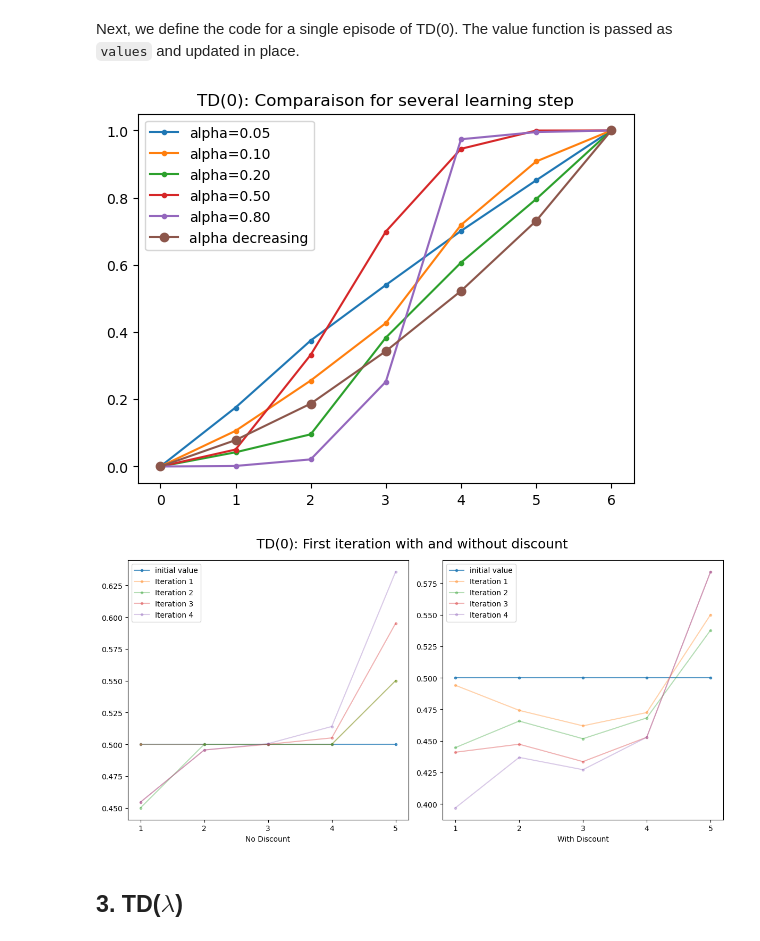
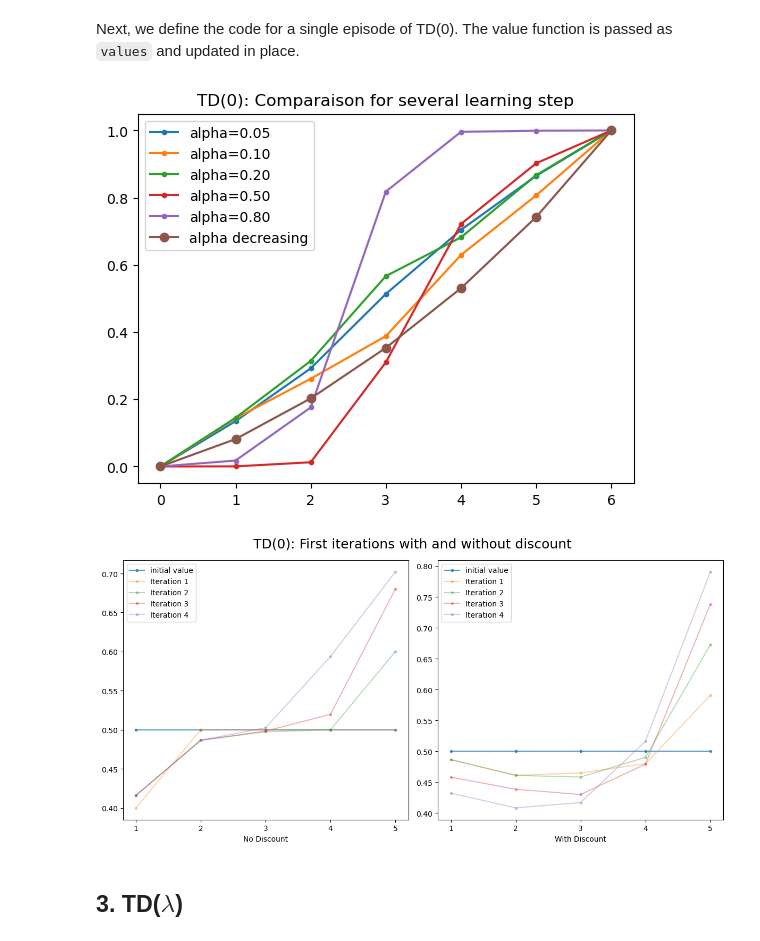
Before and after one commit to pbagnoud/ATML_2024, a Jupyter notebook: seminar04/randomWalk.ipynb, the cells around one changed output. Drawn from its saved outputs; the diff is of its cells as text; code cells hidden in the pictures.

```diff
--- a/seminar04/randomWalk.ipynb
+++ b/seminar04/randomWalk.ipynb
@@ -88,7 +88,7 @@ def generateEpisode(randomWalk: RandomWalk):
     # Reset random walk
     randomWalk.reset()
     path=[randomWalk.position]
-    reward = [0]
+    reward = []
 
     # Take steps until state is terminal, recording path and rewards
     while not ( randomWalk.is_terminal() ):
@@ -190,22 +190,24 @@ def tdEpisode(randomWalk: RandomWalk, values, alpha,gamma=1):
 # %%
 # Perform TD(0) by running many episodes
 NB_EPISODES = 1000
 for alpha in [0.05,0.1,0.2,0.5,0.8]:
-    values = np.zeros(rw.length)
+    values = np.ones(rw.length)
+    values[0]=0
+    values[-1] = 0
     for index in range(NB_EPISODES):
         values = tdEpisode(rw, values,alpha)
     values[-1] = 1
     plt.plot(np.arange(rw.length),values,'.-',label=f"alpha={alpha:.2f}")
 values = np.zeros(rw.length)
 for index in range(NB_EPISODES):
     values = tdEpisode(rw, values,1/(index+1))
 values[-1] = 1
 plt.plot(np.arange(rw.length),values,'o-',label=f"alpha decreasing")
 plt.title("TD(0): Comparaison for several learning step")
 plt.legend()
 plt.show()
 # %% [output]
-[figure, old version]
+[figure, new version]
 # %%
 fig, ax = plt.subplots(1,2,figsize=(12,6))
 for index, gamma in enumerate([GAMMA_NO_DISCOUNT,GAMMA]):
@@ -213,16 +215,16 @@ for index, gamma in enumerate([GAMMA_NO_DISCOUNT,GAMMA]):
     values[rw.TERMINAL_POSITIONS]=0
     ax[index].plot(np.arange(rw.length-2)+1, values[1:-1], '.-',label='initial value',alpha=0.75)
     for iteration in range(4):
-        values=tdEpisode(rw,values,alpha=0.1,gamma=gamma)
+        values=tdEpisode(rw,values,alpha=0.2,gamma=gamma)
         ax[index].plot(np.arange(rw.length-2)+1, values[1:-1], '.-',label=f'Iteration {iteration+1}',alpha=0.35)
     ax[index].legend()
     ax[index].set_xticks(range(1,6))
     ax[index].set_xlabel(["No Discount", "With Discount"][index])
-plt.suptitle("TD(0): First iteration with and without discount", fontsize=18)
+plt.suptitle("TD(0): First iterations with and without discount", fontsize=18)
 plt.tight_layout()
 plt.show()
 # %% [output]
-[figure, old version]
+[figure, new version]
 # %% [markdown]
 ## 3. TD($\lambda$)
 # %% [markdown]
```
Also changed, not shown: parts of 5 cells of this notebook.
